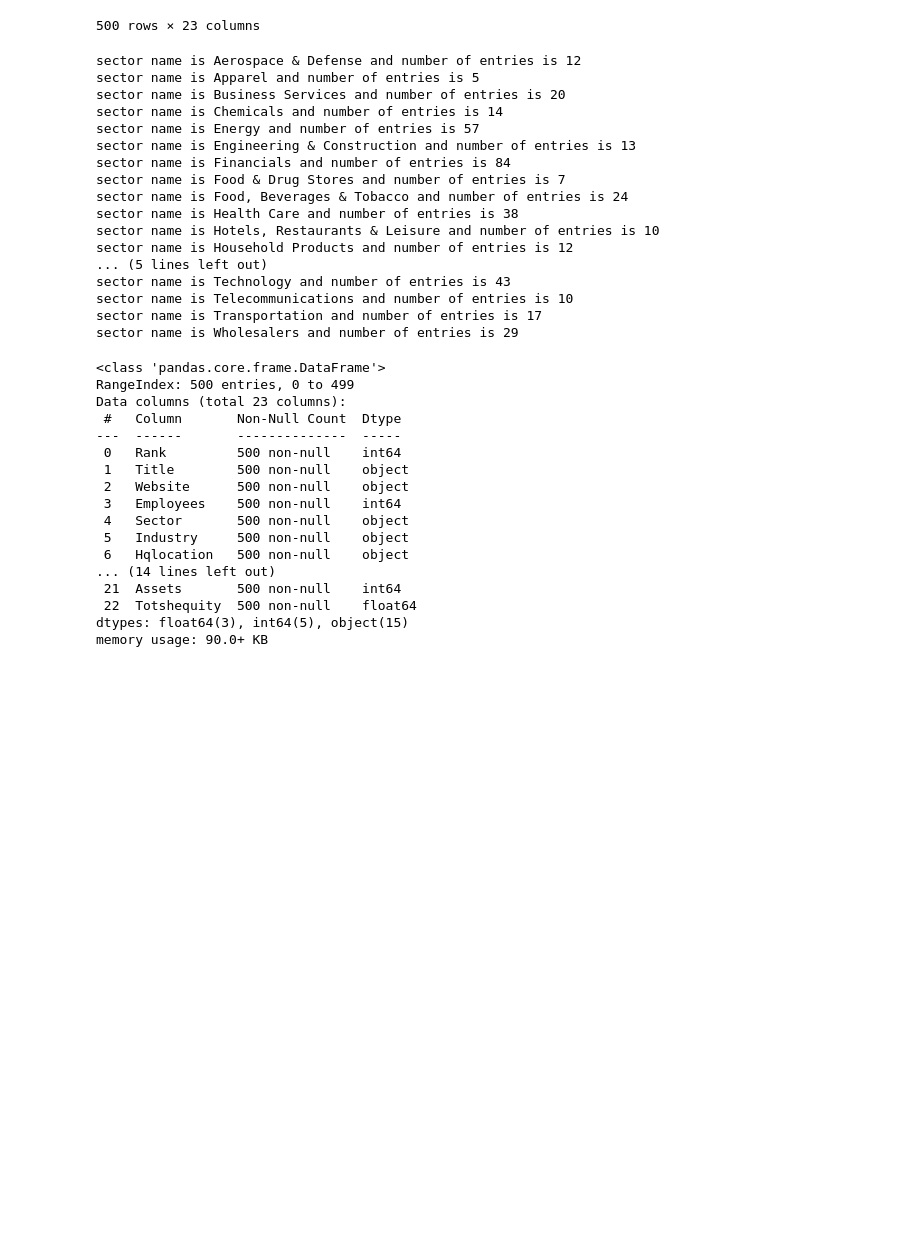
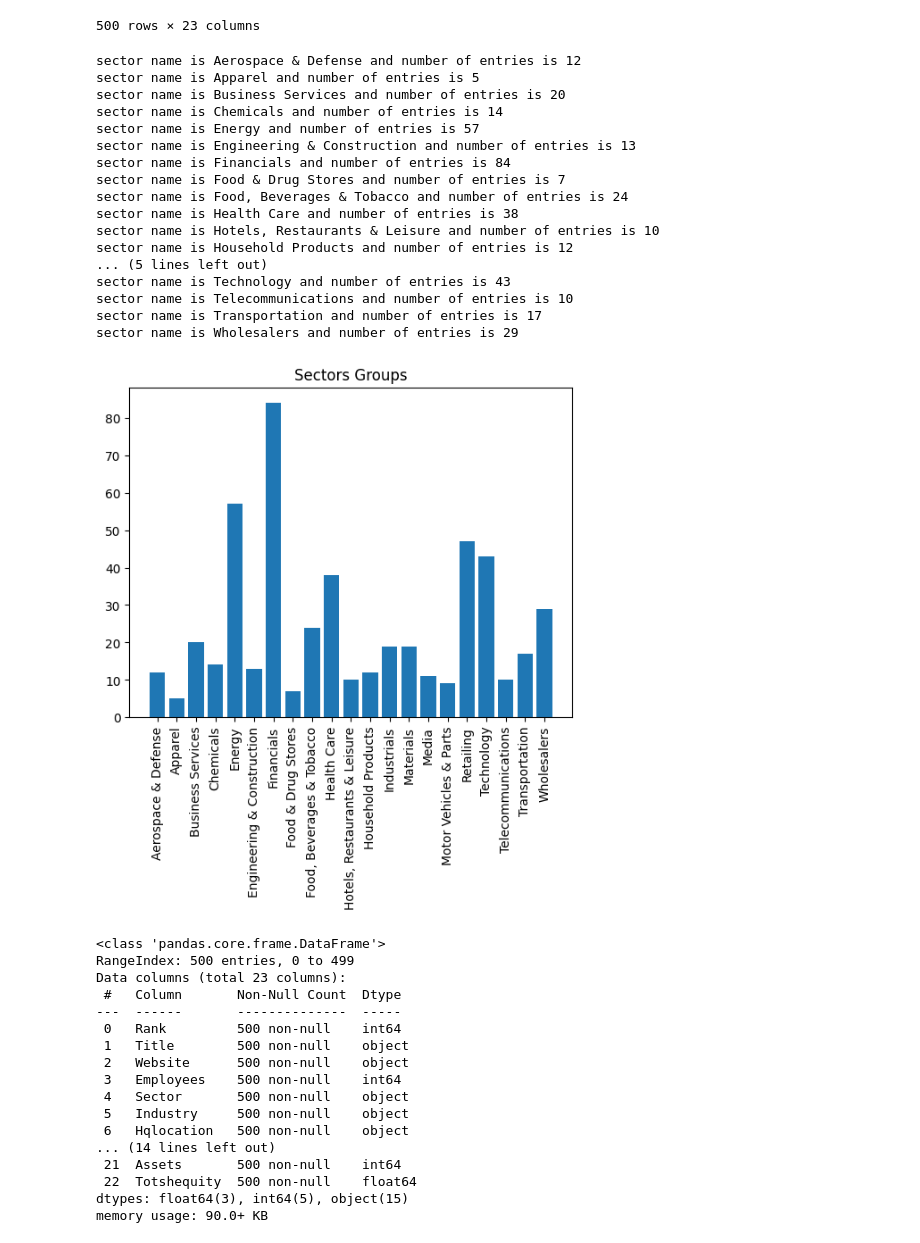
Before and after one commit to arjun8009/Python-Exeter, a Jupyter notebook: Learning Form Data ECMM445-CA1.ipynb, the cells around one changed output. Cells and saved outputs as stored; diff of their text form; code cells hidden in the pictures; blank space fills up the shorter version.

```diff
--- a/Learning Form Data ECMM445-CA1.ipynb
+++ b/Learning Form Data ECMM445-CA1.ipynb
@@ -25,26 +25,36 @@ with pd.option_context("display.max_columns", None):
 # %%
 sectors = data.groupby('Sector')
 # %%
+name_list = []
+num_list = []
 for name,sector in sectors:
+    name_list.append(name)
+    num_list.append(len(sector))
     print('sector name is {0} and number of entries is {1}'.format(name,len(sector)))
+plt.figure()
+plt.bar(range(len(name_list)),num_list)
+plt.xticks(range(len(name_list)),name_list,rotation=90)
+plt.title('Sectors Groups')
+plt.show()
 # %% [output]
 sector name is Aerospace & Defense and number of entries is 12
 sector name is Apparel and number of entries is 5
 sector name is Business Services and number of entries is 20
 sector name is Chemicals and number of entries is 14
 sector name is Energy and number of entries is 57
 sector name is Engineering & Construction and number of entries is 13
 sector name is Financials and number of entries is 84
 sector name is Food & Drug Stores and number of entries is 7
 sector name is Food, Beverages & Tobacco and number of entries is 24
 sector name is Health Care and number of entries is 38
 sector name is Hotels, Restaurants & Leisure and number of entries is 10
 sector name is Household Products and number of entries is 12
 ... (5 lines left out)
 sector name is Technology and number of entries is 43
 sector name is Telecommunications and number of entries is 10
 sector name is Transportation and number of entries is 17
 sector name is Wholesalers and number of entries is 29
+[figure, added]
 # %%
 data.info()
 # %% [output]
```
Also changed, not shown: 2 other files.
